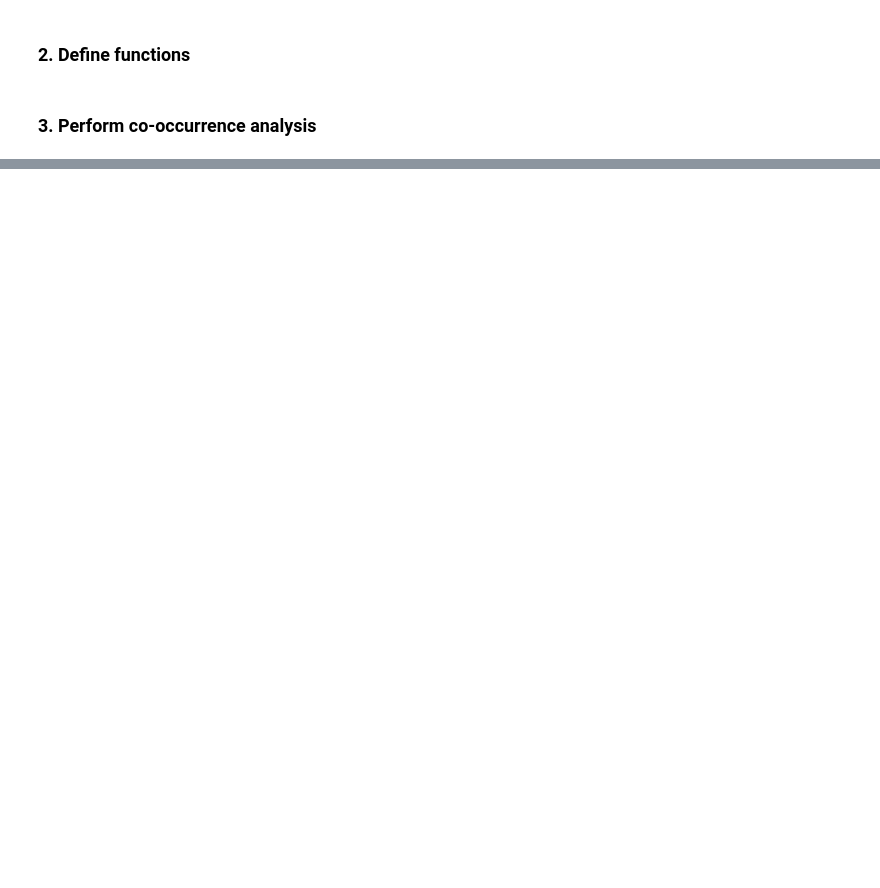
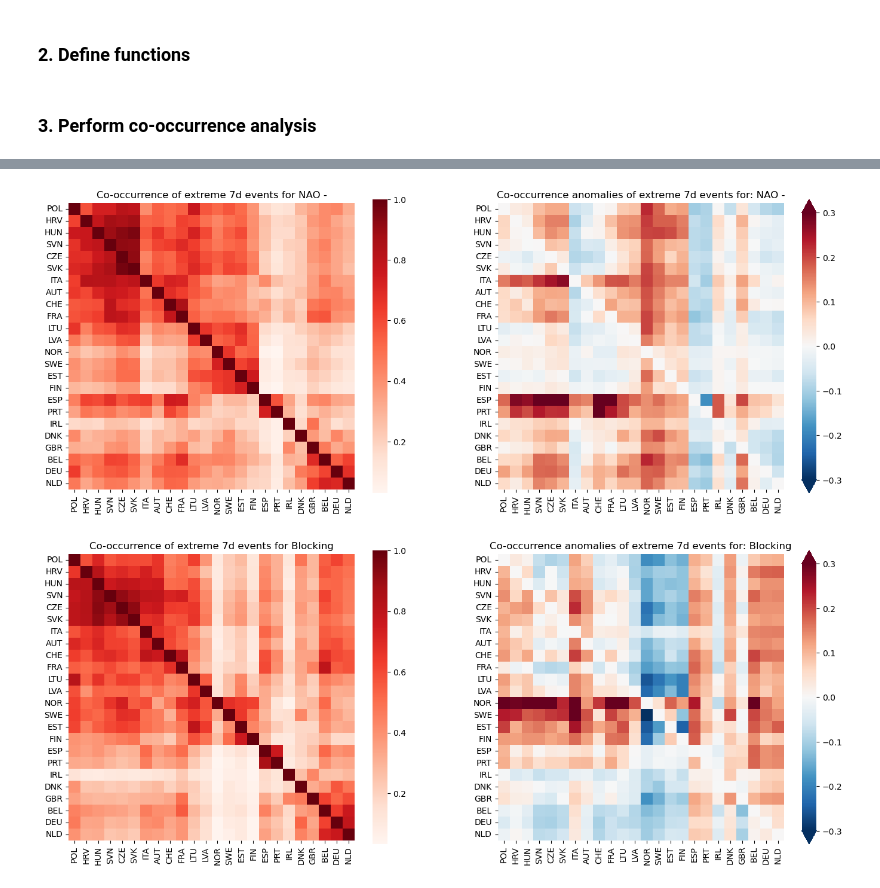
Before and after one commit to bramvanduinen/EnergyDroughtCooccurrence, a Jupyter notebook: src/03c_concurrent_probabilities_7d_event.ipynb, the cells around one changed output, grey strips where cells are left out. Saved outputs shown, nothing was run; the diff lists cells and outputs as text; code cells hidden in the pictures; blank space fills up the shorter version.

```diff
--- a/src/03c_concurrent_probabilities_7d_event.ipynb
+++ b/src/03c_concurrent_probabilities_7d_event.ipynb
@@ -169,0 +266,10 @@ hm.set(xlabel=None, ylabel=None)
+# %%
+wrs = [0, 2]
+titles = ['NAO -', 'Blocking']
+
+for i, wr in enumerate(wrs):
+    prob_df = co_occurrence_dict[titles[i]]['prob_df']
+    probs_regime = plot_heatmap_reindexed(prob_df, co_occurrence_all, titles[i])
+# %% [output]
+[figure, added]
+[figure, added]
```
Also changed, not shown: parts of 21 cells of this notebook, 25 other files.
